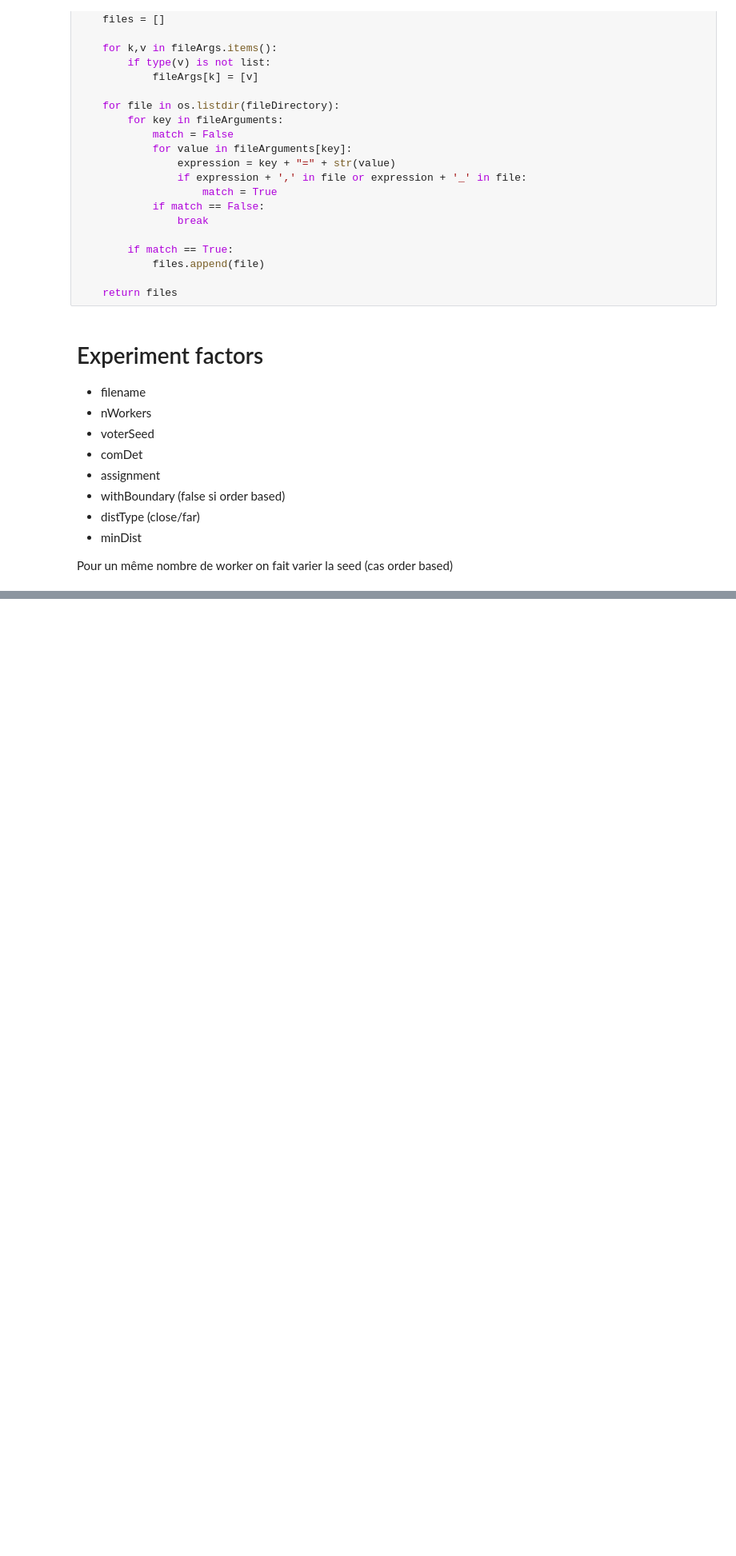
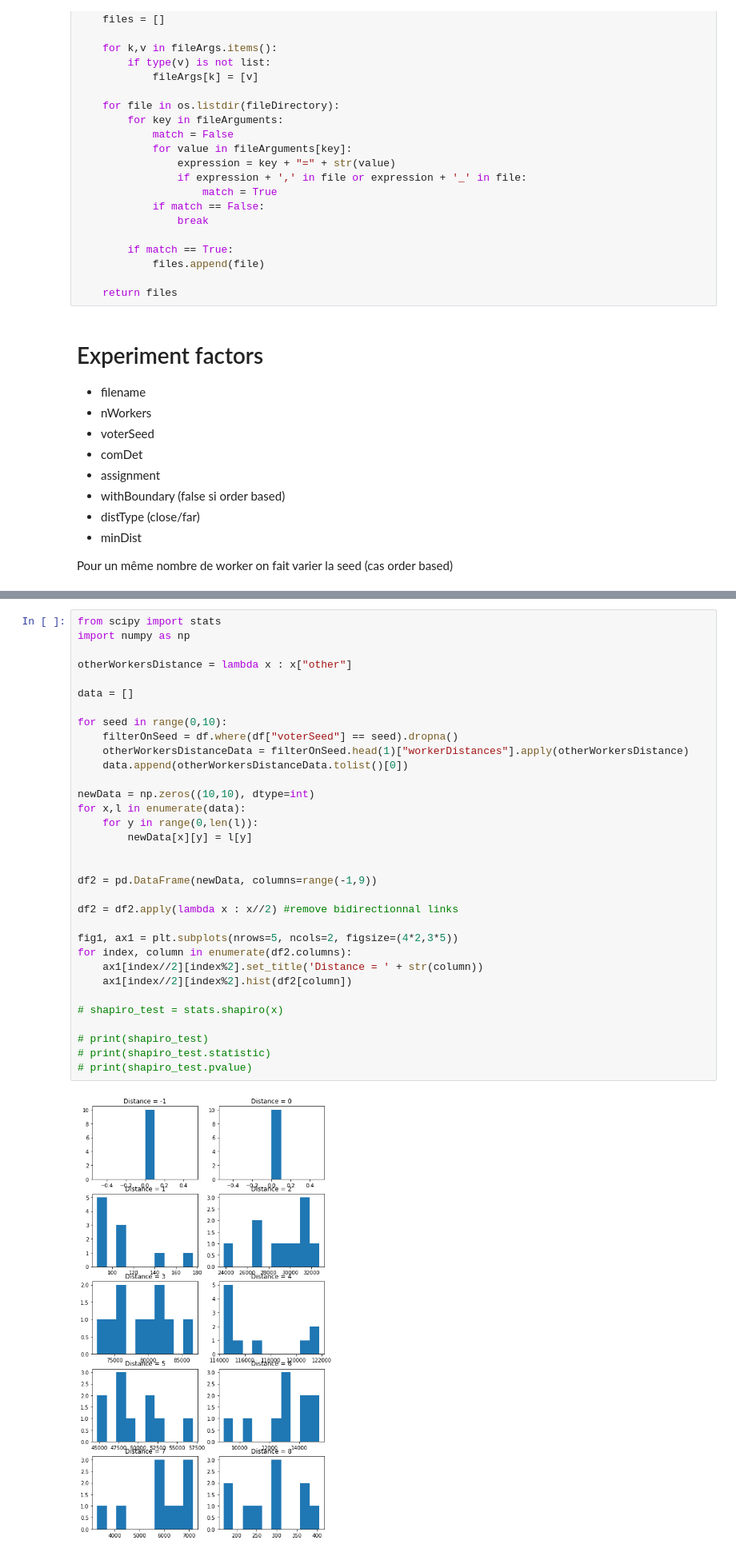
Before and after one commit to mbettinger/collusion-resistant-worker-set-selection, a Jupyter notebook: notebooks/experimentation_analysis.ipynb, the cells around one changed output, grey strips where cells are left out. Shown at 80% size. Drawn from its saved outputs; the diff is of its cells as text; blank space fills up the shorter version.

```diff
--- a/notebooks/experimentation_analysis.ipynb
+++ b/notebooks/experimentation_analysis.ipynb
@@ -93,0 +96,35 @@ ax2[1].hist(largestCliqueCountData)
+# %%
+from scipy import stats
+import numpy as np
+
+otherWorkersDistance = lambda x : x["other"]
+
+data = []
+
+for seed in range(0,10):
+    filterOnSeed = df.where(df["voterSeed"] == seed).dropna()
+    otherWorkersDistanceData = filterOnSeed.head(1)["workerDistances"].apply(otherWorkersDistance)
+    data.append(otherWorkersDistanceData.tolist()[0])
+
+newData = np.zeros((10,10), dtype=int)
+for x,l in enumerate(data):
+    for y in range(0,len(l)):
+        newData[x][y] = l[y]
+
+
+df2 = pd.DataFrame(newData, columns=range(-1,9))
+
+df2 = df2.apply(lambda x : x//2) #remove bidirectionnal links
+
+fig1, ax1 = plt.subplots(nrows=5, ncols=2, figsize=(4*2,3*5))
+for index, column in enumerate(df2.columns):
+    ax1[index//2][index%2].set_title('Distance = ' + str(column))
+    ax1[index//2][index%2].hist(df2[column])
+
+# shapiro_test = stats.shapiro(x)
+
+# print(shapiro_test)
+# print(shapiro_test.statistic)
+# print(shapiro_test.pvalue)
+# %% [output]
+[figure, added]
```
Also changed, not shown: parts of 2 cells of this notebook, 1 other file.
